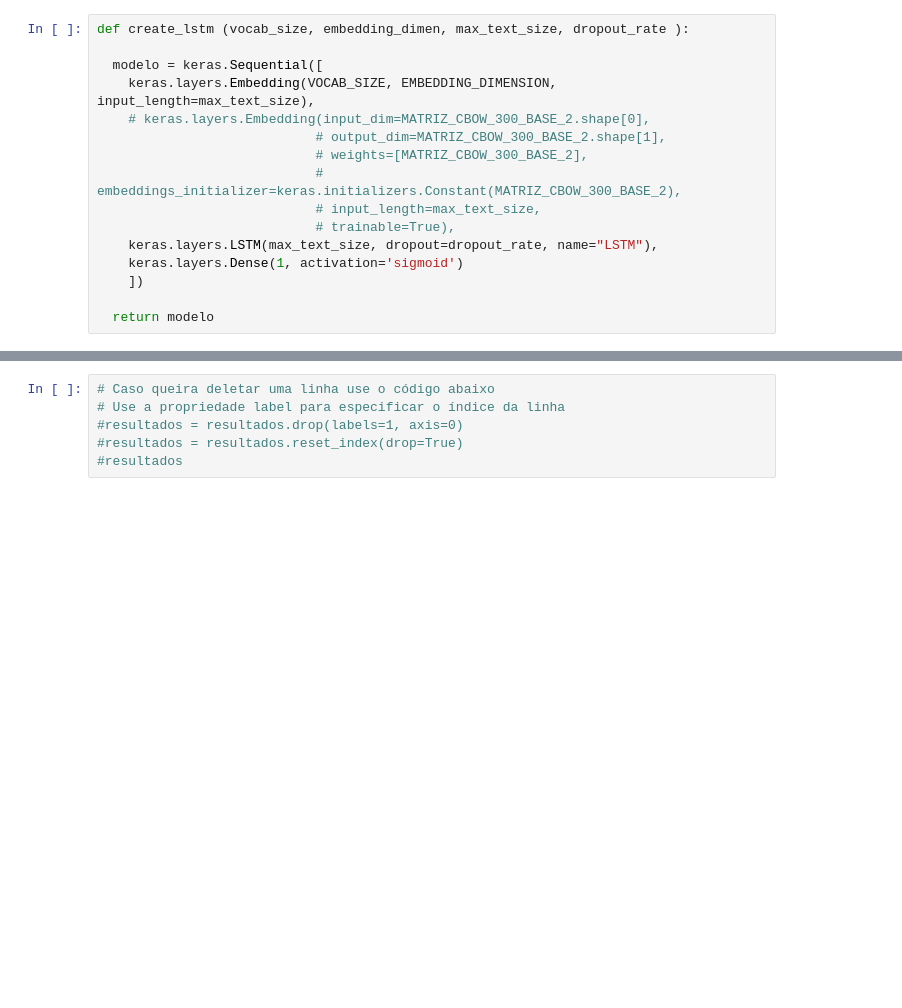
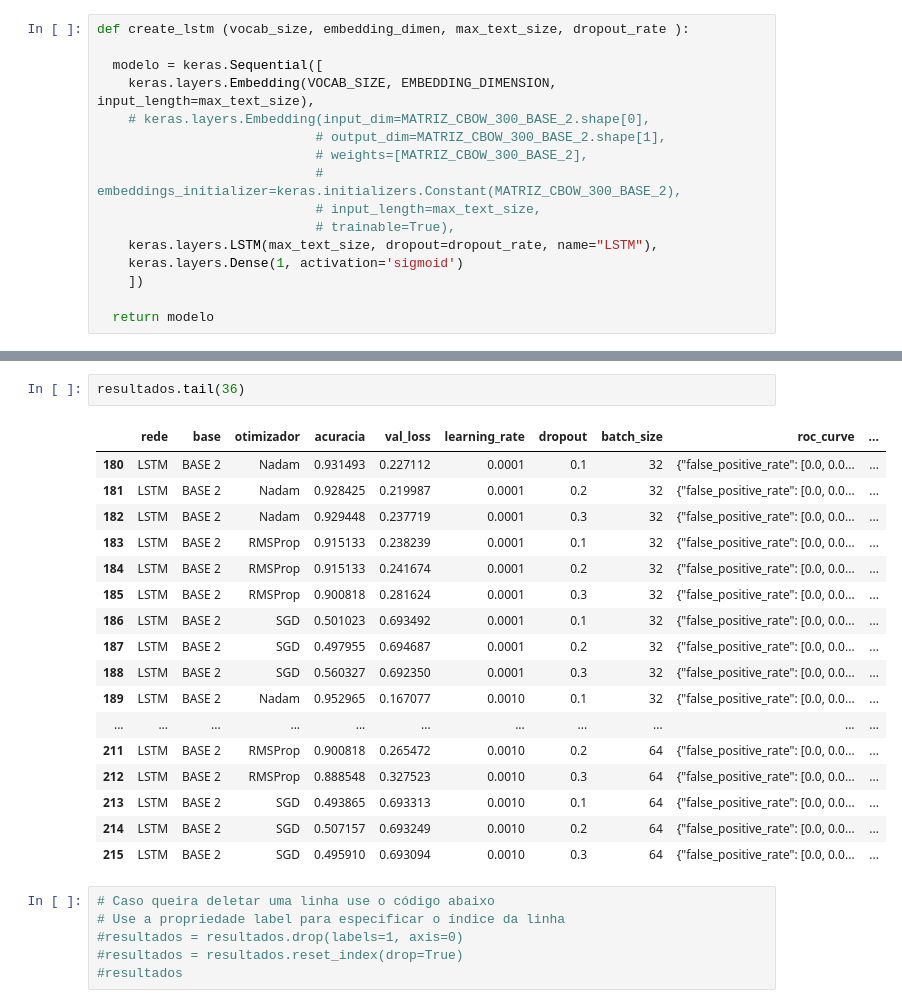
Before and after one commit to LuanPCunha/TCC, a Jupyter notebook: Treinamento_LSTM.ipynb, the cells around one changed output, grey strips where cells are left out. Saved outputs shown, nothing was run; the diff lists cells and outputs as text; blank space fills up the shorter version.

```diff
--- a/Treinamento_LSTM.ipynb
+++ b/Treinamento_LSTM.ipynb
@@ -271,3 +320,23 @@ resultados
+# %%
+resultados.tail(36)
+# %% [output]
+|  | rede | base | otimizador | acuracia | val_loss | learning_rate | dropout | batch_size | roc_curve | ... |
+| 180 | LSTM | BASE 2 | Nadam | 0.931493 | 0.227112 | 0.0001 | 0.1 | 32 | {"false_positive_rate": [0.0, 0.0... | ... |
+| 181 | LSTM | BASE 2 | Nadam | 0.928425 | 0.219987 | 0.0001 | 0.2 | 32 | {"false_positive_rate": [0.0, 0.0... | ... |
+| 182 | LSTM | BASE 2 | Nadam | 0.929448 | 0.237719 | 0.0001 | 0.3 | 32 | {"false_positive_rate": [0.0, 0.0... | ... |
+| 183 | LSTM | BASE 2 | RMSProp | 0.915133 | 0.238239 | 0.0001 | 0.1 | 32 | {"false_positive_rate": [0.0, 0.0... | ... |
+| 184 | LSTM | BASE 2 | RMSProp | 0.915133 | 0.241674 | 0.0001 | 0.2 | 32 | {"false_positive_rate": [0.0, 0.0... | ... |
+| 185 | LSTM | BASE 2 | RMSProp | 0.900818 | 0.281624 | 0.0001 | 0.3 | 32 | {"false_positive_rate": [0.0, 0.0... | ... |
+| 186 | LSTM | BASE 2 | SGD | 0.501023 | 0.693492 | 0.0001 | 0.1 | 32 | {"false_positive_rate": [0.0, 0.0... | ... |
+| 187 | LSTM | BASE 2 | SGD | 0.497955 | 0.694687 | 0.0001 | 0.2 | 32 | {"false_positive_rate": [0.0, 0.0... | ... |
+| 188 | LSTM | BASE 2 | SGD | 0.560327 | 0.692350 | 0.0001 | 0.3 | 32 | {"false_positive_rate": [0.0, 0.0... | ... |
+| 189 | LSTM | BASE 2 | Nadam | 0.952965 | 0.167077 | 0.0010 | 0.1 | 32 | {"false_positive_rate": [0.0, 0.0... | ... |
+| ... | ... | ... | ... | ... | ... | ... | ... | ... | ... | ... |
+| 211 | LSTM | BASE 2 | RMSProp | 0.900818 | 0.265472 | 0.0010 | 0.2 | 64 | {"false_positive_rate": [0.0, 0.0... | ... |
+| 212 | LSTM | BASE 2 | RMSProp | 0.888548 | 0.327523 | 0.0010 | 0.3 | 64 | {"false_positive_rate": [0.0, 0.0... | ... |
+| 213 | LSTM | BASE 2 | SGD | 0.493865 | 0.693313 | 0.0010 | 0.1 | 64 | {"false_positive_rate": [0.0, 0.0... | ... |
+| 214 | LSTM | BASE 2 | SGD | 0.507157 | 0.693249 | 0.0010 | 0.2 | 64 | {"false_positive_rate": [0.0, 0.0... | ... |
+| 215 | LSTM | BASE 2 | SGD | 0.495910 | 0.693094 | 0.0010 | 0.3 | 64 | {"false_positive_rate": [0.0, 0.0... | ... |
 # %%
 # Caso queira deletar uma linha use o código abaixo
 # Use a propriedade label para especificar o índice da linha
```
Also changed, not shown: parts of 26 cells of this notebook.
